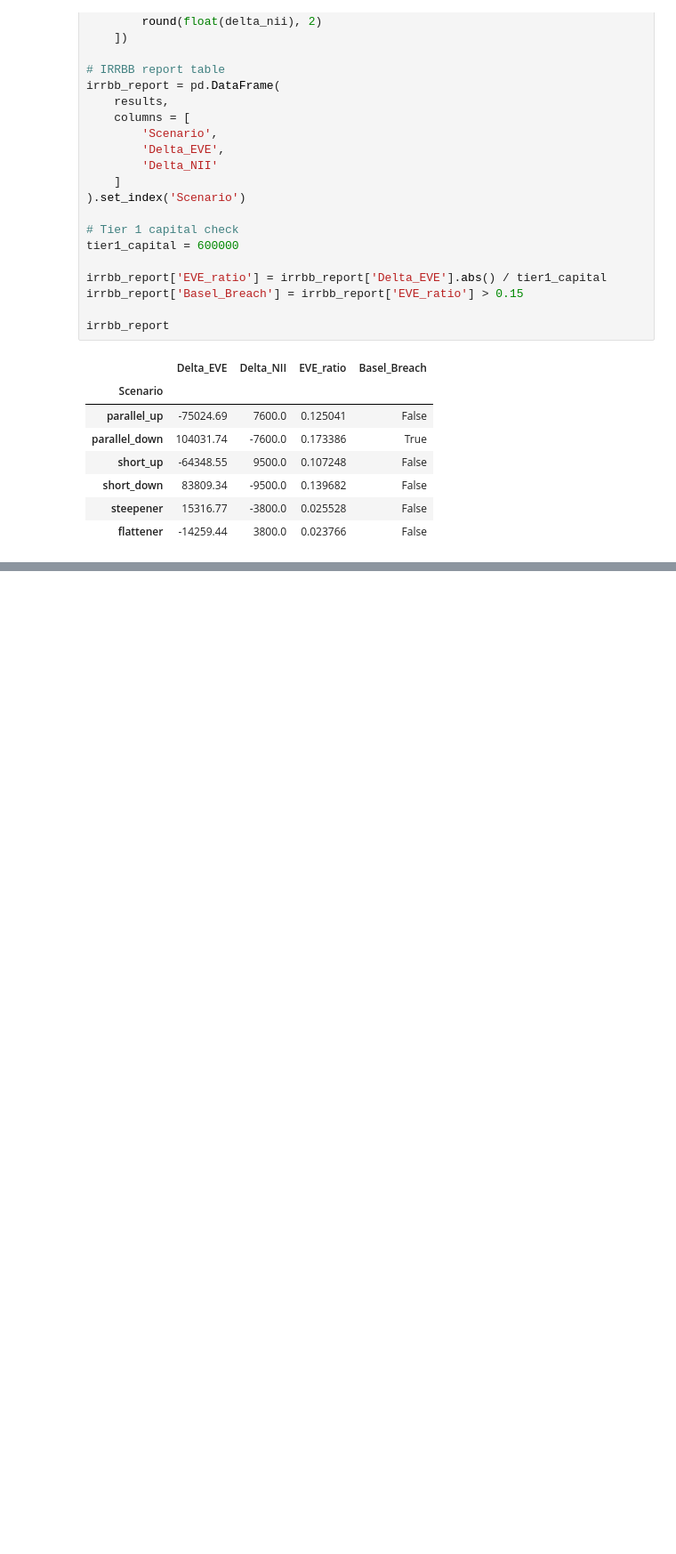
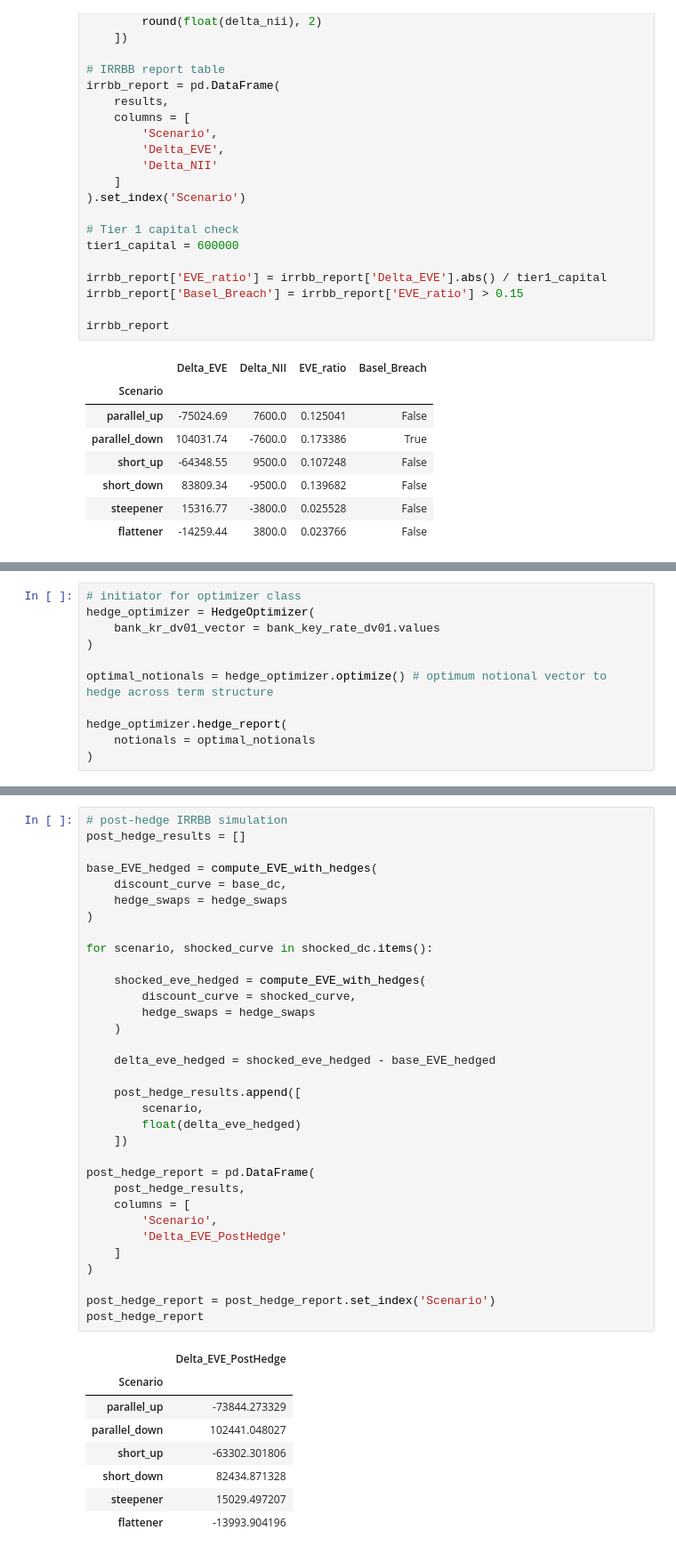
Before and after one commit to gorkemyencak/IRRBB-engine, a Jupyter notebook: notebooks/10_hedge_optimizer_simulation.ipynb, the cells around one changed output, grey strips where cells are left out. Shown at 89% size. Saved outputs shown, nothing was run; the diff lists cells and outputs as text; blank space fills up the shorter version.

```diff
--- a/notebooks/10_hedge_optimizer_simulation.ipynb
+++ b/notebooks/10_hedge_optimizer_simulation.ipynb
@@ -317,3 +306,14 @@ Total Bank DV01: -4476411.0
 20Y   -3.466295e+06
 30Y   -1.055226e+06
 Name: KeyRateDV01, dtype: float64
+# %%
+# initiator for optimizer class
+hedge_optimizer = HedgeOptimizer(
+    bank_kr_dv01_vector = bank_key_rate_dv01.values
+)
+
+optimal_notionals = hedge_optimizer.optimize() # optimum notional vector to hedge across term structure
+
+hedge_optimizer.hedge_report(
+    notionals = optimal_notionals
+)
@@ -319,0 +394,42 @@ Name: KeyRateDV01, dtype: float64
+# %%
+# post-hedge IRRBB simulation
+post_hedge_results = []
+
+base_EVE_hedged = compute_EVE_with_hedges(
+    discount_curve = base_dc,
+    hedge_swaps = hedge_swaps
+)
+
+for scenario, shocked_curve in shocked_dc.items():
+
+    shocked_eve_hedged = compute_EVE_with_hedges(
+        discount_curve = shocked_curve,
+        hedge_swaps = hedge_swaps
+    )
+
+    delta_eve_hedged = shocked_eve_hedged - base_EVE_hedged
+
+    post_hedge_results.append([
+        scenario,
+        float(delta_eve_hedged)
+    ])
+
+post_hedge_report = pd.DataFrame(
+    post_hedge_results,
+    columns = [
+        'Scenario',
+        'Delta_EVE_PostHedge'
+    ]
+)
+
+post_hedge_report = post_hedge_report.set_index('Scenario')
+post_hedge_report
+# %% [output]
+|  | Delta_EVE_PostHedge |
+| Scenario |  |
+| parallel_up | -73844.273329 |
+| parallel_down | 102441.048027 |
+| short_up | -63302.301806 |
+| short_down | 82434.871328 |
+| steepener | 15029.497207 |
+| flattener | -13993.904196 |
```
Also changed, not shown: parts of 6 cells of this notebook, 2 other files.
